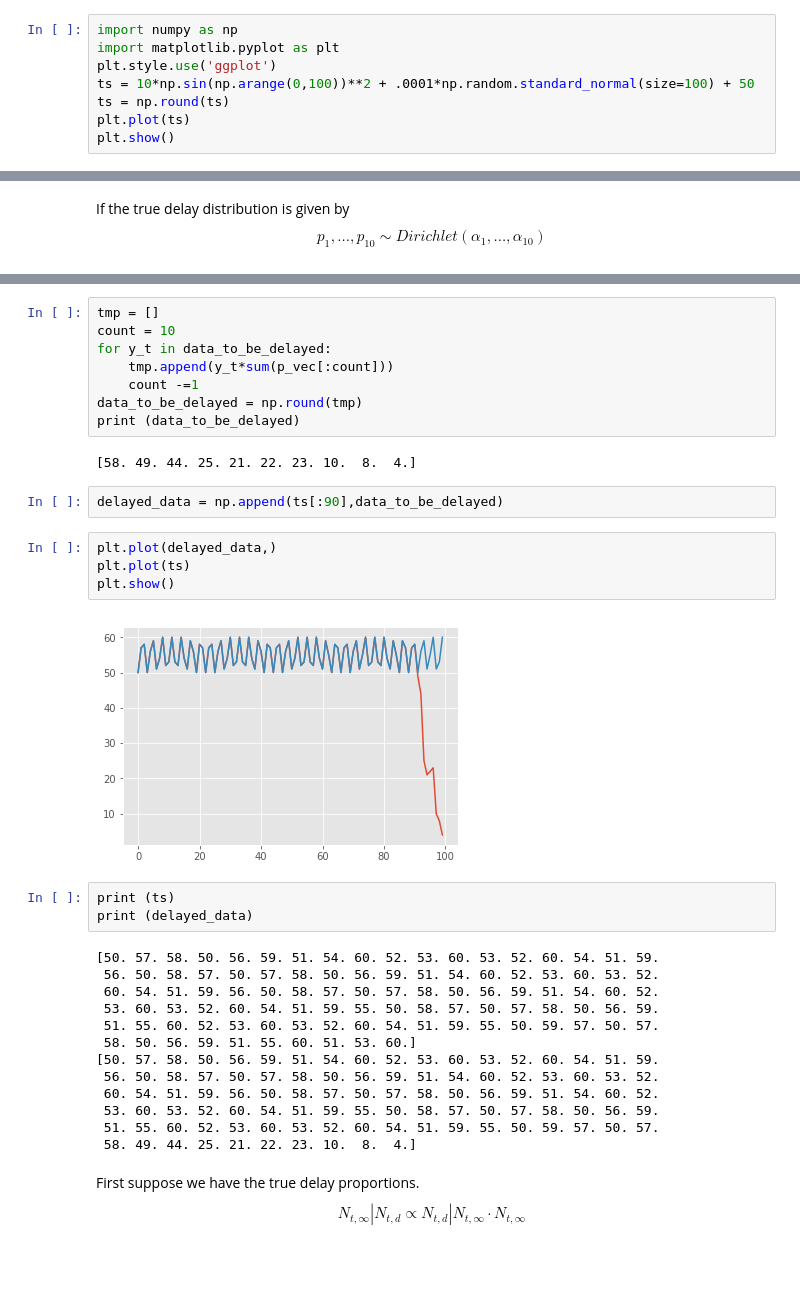
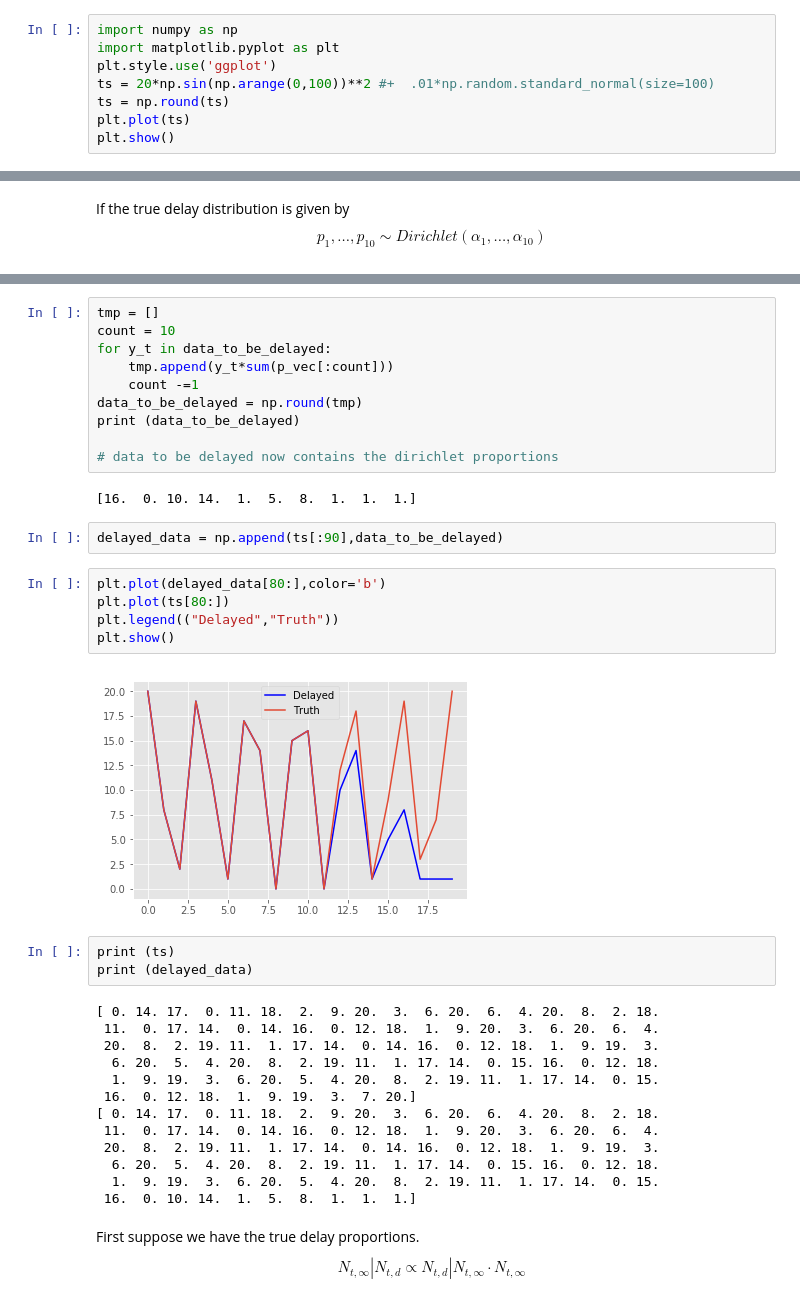
Before and after one commit to gcgibson/reporting_delay, a Jupyter notebook: forecasting_w_reporting_delay.ipynb, the cells around one changed output, grey strips where cells are left out. Saved outputs shown, nothing was run; the diff lists cells and outputs as text; blank space fills up the shorter version.

```diff
--- a/forecasting_w_reporting_delay.ipynb
+++ b/forecasting_w_reporting_delay.ipynb
@@ -4,7 +30,7 @@ Forecasting in the presence of reporting delay: simulation study. Given some del
 import numpy as np
 import matplotlib.pyplot as plt
 plt.style.use('ggplot')
-ts = 10*np.sin(np.arange(0,100))**2 + .0001*np.random.standard_normal(size=100) + 50
+ts = 20*np.sin(np.arange(0,100))**2 #+  .01*np.random.standard_normal(size=100)
 ts = np.round(ts)
 plt.plot(ts)
 plt.show()
@@ -34,32 +62,35 @@ for y_t in data_to_be_delayed:
     count -=1
 data_to_be_delayed = np.round(tmp)
 print (data_to_be_delayed)
+
+# data to be delayed now contains the dirichlet proportions
 # %% [output]
-[58. 49. 44. 25. 21. 22. 23. 10.  8.  4.]
+[16.  0. 10. 14.  1.  5.  8.  1.  1.  1.]
 # %%
 delayed_data = np.append(ts[:90],data_to_be_delayed)
 # %%
-plt.plot(delayed_data,)
-plt.plot(ts)
+plt.plot(delayed_data[80:],color='b')
+plt.plot(ts[80:])
+plt.legend(("Delayed","Truth"))
 plt.show()
 # %% [output]
-[figure, old version]
+[figure, new version]
 # %%
 print (ts)
 print (delayed_data)
 # %% [output]
-[50. 57. 58. 50. 56. 59. 51. 54. 60. 52. 53. 60. 53. 52. 60. 54. 51. 59.
- 56. 50. 58. 57. 50. 57. 58. 50. 56. 59. 51. 54. 60. 52. 53. 60. 53. 52.
- 60. 54. 51. 59. 56. 50. 58. 57. 50. 57. 58. 50. 56. 59. 51. 54. 60. 52.
- 53. 60. 53. 52. 60. 54. 51. 59. 55. 50. 58. 57. 50. 57. 58. 50. 56. 59.
- 51. 55. 60. 52. 53. 60. 53. 52. 60. 54. 51. 59. 55. 50. 59. 57. 50. 57.
- 58. 50. 56. 59. 51. 55. 60. 51. 53. 60.]
-[50. 57. 58. 50. 56. 59. 51. 54. 60. 52. 53. 60. 53. 52. 60. 54. 51. 59.
- 56. 50. 58. 57. 50. 57. 58. 50. 56. 59. 51. 54. 60. 52. 53. 60. 53. 52.
- 60. 54. 51. 59. 56. 50. 58. 57. 50. 57. 58. 50. 56. 59. 51. 54. 60. 52.
- 53. 60. 53. 52. 60. 54. 51. 59. 55. 50. 58. 57. 50. 57. 58. 50. 56. 59.
- 51. 55. 60. 52. 53. 60. 53. 52. 60. 54. 51. 59. 55. 50. 59. 57. 50. 57.
- 58. 49. 44. 25. 21. 22. 23. 10.  8.  4.]
+[ 0. 14. 17.  0. 11. 18.  2.  9. 20.  3.  6. 20.  6.  4. 20.  8.  2. 18.
+ 11.  0. 17. 14.  0. 14. 16.  0. 12. 18.  1.  9. 20.  3.  6. 20.  6.  4.
+ 20.  8.  2. 19. 11.  1. 17. 14.  0. 14. 16.  0. 12. 18.  1.  9. 19.  3.
+  6. 20.  5.  4. 20.  8.  2. 19. 11.  1. 17. 14.  0. 15. 16.  0. 12. 18.
+  1.  9. 19.  3.  6. 20.  5.  4. 20.  8.  2. 19. 11.  1. 17. 14.  0. 15.
+ 16.  0. 12. 18.  1.  9. 19.  3.  7. 20.]
+[ 0. 14. 17.  0. 11. 18.  2.  9. 20.  3.  6. 20.  6.  4. 20.  8.  2. 18.
+ 11.  0. 17. 14.  0. 14. 16.  0. 12. 18.  1.  9. 20.  3.  6. 20.  6.  4.
+ 20.  8.  2. 19. 11.  1. 17. 14.  0. 14. 16.  0. 12. 18.  1.  9. 19.  3.
+  6. 20.  5.  4. 20.  8.  2. 19. 11.  1. 17. 14.  0. 15. 16.  0. 12. 18.
+  1.  9. 19.  3.  6. 20.  5.  4. 20.  8.  2. 19. 11.  1. 17. 14.  0. 15.
+ 16.  0. 10. 14.  1.  5.  8.  1.  1.  1.]
 # %% [markdown]
 First suppose we have the true delay proportions.
 $$N_{t,\infty} | N_{t,d} \propto N_{t,d} | N_{t,\infty} \cdot N_{t,\infty}$$
```
Also changed, not shown: parts of 16 cells of this notebook, 1 other file.
